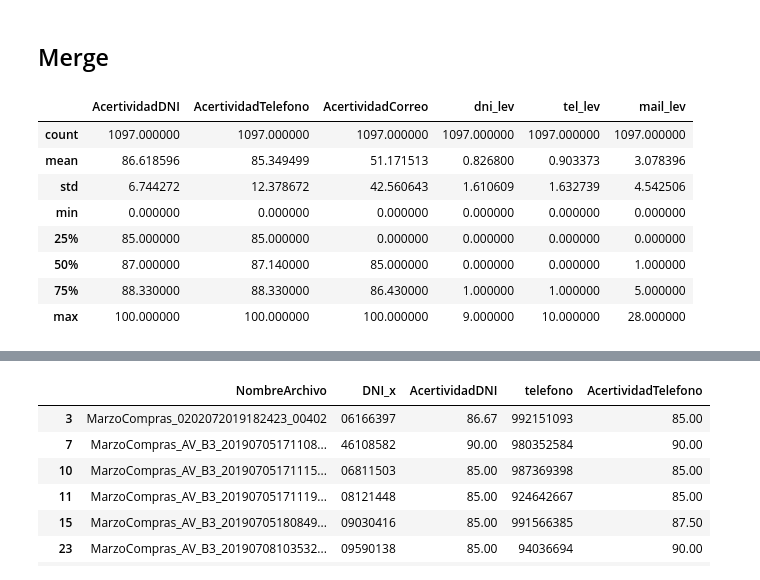
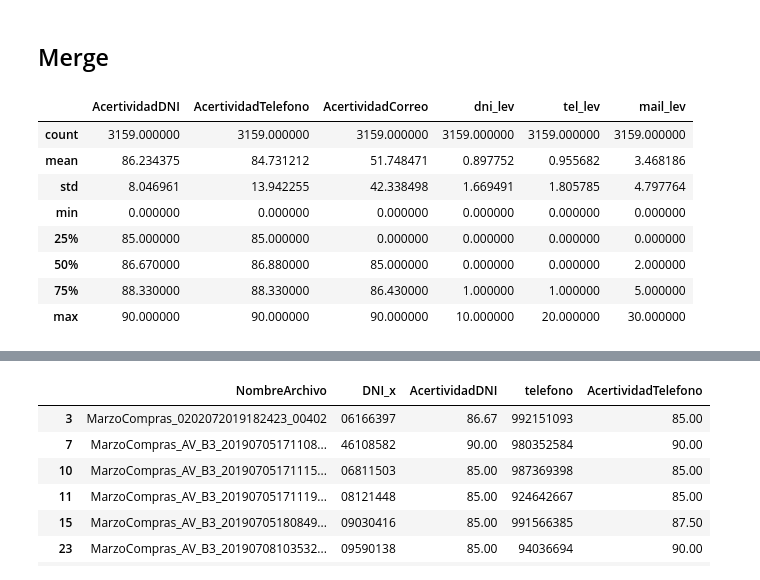
Before and after one commit to hvcdrake/handwrittenExtractor, a Jupyter notebook: notebooks_flow/50sample_comp.ipynb, the cells around one changed output, grey strips where cells are left out. Drawn from its saved outputs; the diff is of its cells as text; code cells hidden in the pictures.

```diff
--- a/notebooks_flow/50sample_comp.ipynb
+++ b/notebooks_flow/50sample_comp.ipynb
@@ -76,7 +76,8 @@ np_has_letters = np.vectorize(has_letters)
 # %% [markdown]
 ## Real
 # %%
-m50k_real = pd.read_excel('D:\\GyS\\proyectos\\cuponesWong\\proceso_definitivo\\process\\m_get50k_1096_sample\\levantamiento\\resultados\\total.xlsx', dtype={'DNI':str, 'telefono':str})
+# m50k_real = pd.read_excel('D:\\GyS\\proyectos\\cuponesWong\\proceso_definitivo\\process\\m_get50k_1096_sample\\levantamiento\\resultados\\total.xlsx', dtype={'DNI':str, 'telefono':str})
+m50k_real = pd.read_csv('D:\\GyS\\proyectos\\cuponesWong\\proceso_definitivo\\process\\muestra900\\levantamiento\\total.csv', dtype={'DNI':str, 'telefono':str})
 m50k_real = m50k_real.fillna('')
 m50k_real['NombreArchivo'] = m50k_real['nombre_archivo'].apply(lambda x: x[:-4])
 m50k_real = m50k_real[['NombreArchivo','DNI','telefono','email']]
@@ -128,23 +142,23 @@ m50k.head()
 # %% [markdown]
 ## Merge
 # %%
-comp_m50k = pd.merge(m50k_real, m50k, how='left', on='NombreArchivo')
+comp_m50k = pd.merge(m50k, m50k_real, how='left', on='NombreArchivo')
 # distancias
 comp_m50k['dni_lev'] = np_distance(comp_m50k['DNI_x'],comp_m50k['DNI_y'])
 comp_m50k['tel_lev'] = np_distance(comp_m50k['Telefono'],comp_m50k['telefono'])
 comp_m50k['mail_lev'] = np_distance(comp_m50k['Correo'],comp_m50k['email'])
 
 comp_m50k.describe()
 # %% [output]
 |  | AcertividadDNI | AcertividadTelefono | AcertividadCorreo | dni_lev | tel_lev | mail_lev |
-| count | 1097.000000 | 1097.000000 | 1097.000000 | 1097.000000 | 1097.000000 | 1097.000000 |
-| mean | 86.618596 | 85.349499 | 51.171513 | 0.826800 | 0.903373 | 3.078396 |
-| std | 6.744272 | 12.378672 | 42.560643 | 1.610609 | 1.632739 | 4.542506 |
+| count | 3159.000000 | 3159.000000 | 3159.000000 | 3159.000000 | 3159.000000 | 3159.000000 |
+| mean | 86.234375 | 84.731212 | 51.748471 | 0.897752 | 0.955682 | 3.468186 |
+| std | 8.046961 | 13.942255 | 42.338498 | 1.669491 | 1.805785 | 4.797764 |
 | min | 0.000000 | 0.000000 | 0.000000 | 0.000000 | 0.000000 | 0.000000 |
 | 25% | 85.000000 | 85.000000 | 0.000000 | 0.000000 | 0.000000 | 0.000000 |
-| 50% | 87.000000 | 87.140000 | 85.000000 | 0.000000 | 0.000000 | 1.000000 |
+| 50% | 86.670000 | 86.880000 | 85.000000 | 0.000000 | 0.000000 | 2.000000 |
 | 75% | 88.330000 | 88.330000 | 86.430000 | 1.000000 | 1.000000 | 5.000000 |
-| max | 100.000000 | 100.000000 | 100.000000 | 9.000000 | 10.000000 | 28.000000 |
+| max | 90.000000 | 90.000000 | 90.000000 | 10.000000 | 20.000000 | 30.000000 |
 # %%
 comp_m50k[comp_m50k['mail_lev']==0]
 # %% [output]
```
Also changed, not shown: parts of 9 cells of this notebook, 3 other files.
